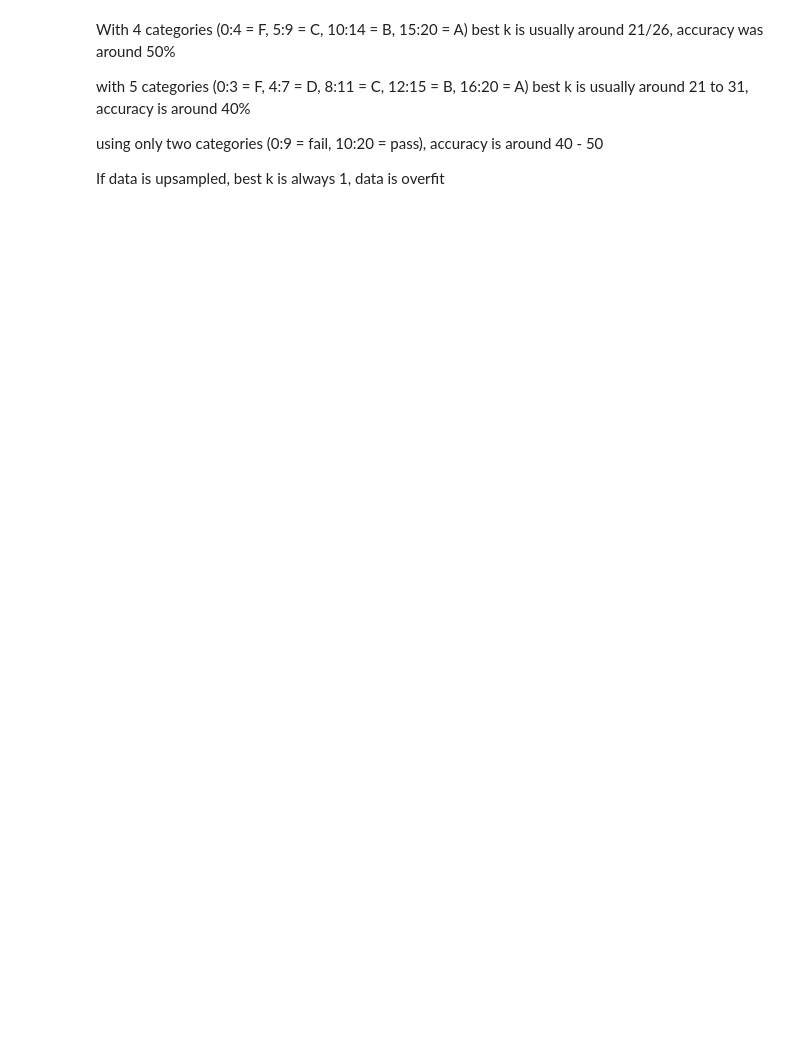
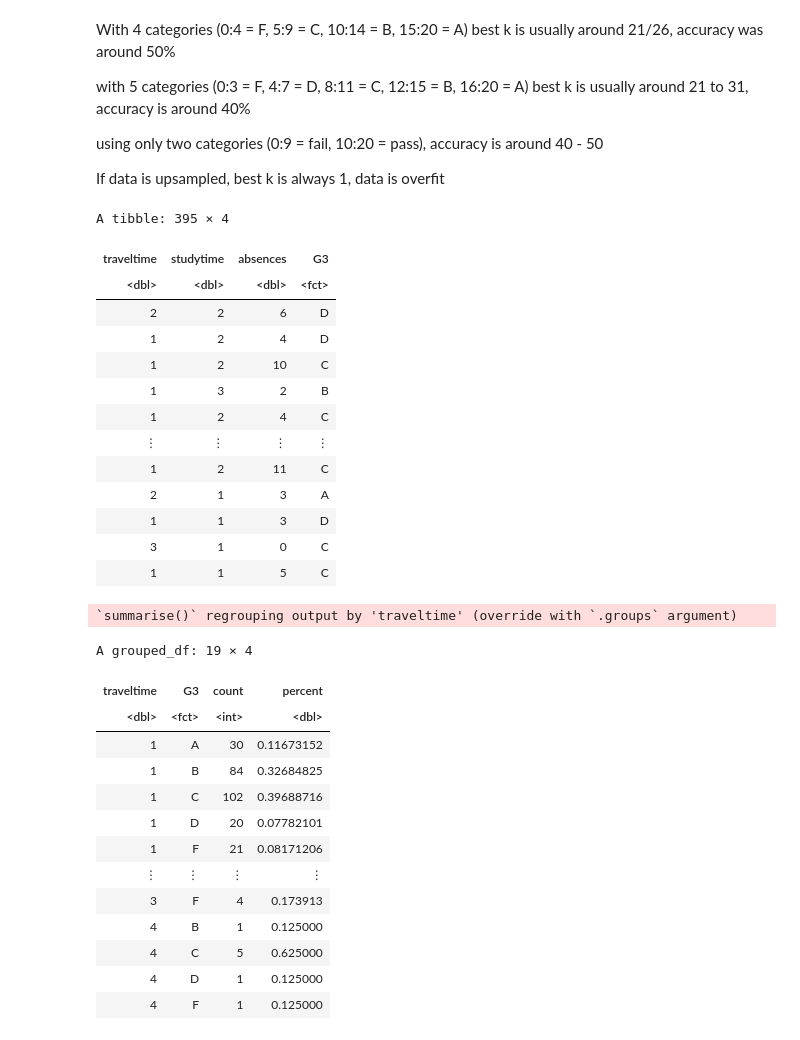
Before and after one commit to edsters78/DSCI100_Project, a Jupyter notebook: project.ipynb, the cells around one changed output. Cells and saved outputs as stored; diff of their text form; code cells hidden in the pictures; blank space fills up the shorter version.

Commit message:
percentages

```diff
--- a/project.ipynb
+++ b/project.ipynb
@@ -359,3 +359,51 @@ best k is usually around 21 to 31, accuracy is around 40%
 using only two categories (0:9 = fail, 10:20 = pass), accuracy is around 40 - 50
 
 If data is upsampled, best k is always 1, data is overfit
+# %%
+student_data_F
+
+traveltime_percent <- student_data_F %>%
+    group_by(traveltime, G3) %>%
+    summarise(count = n()) %>%
+    mutate(percent = count/sum(count))
+
+traveltime_percent
+
+ggplot(student_data_F, aes(x = G3, fill = factor(traveltime))) +
+    geom_histogram(stat = "count") +
+    xlab("Final Grade") +
+    ylab("Number of Students") +
+    labs(fill = "address") +
+    ggtitle("Distribution of Grades (Travel Time)") +
+    theme(text = element_text(size = 20)) +
+    facet_grid(.~traveltime)
+# %% [output]
+A tibble: 395 × 4
+| traveltime | studytime | absences | G3 |
+| <dbl> | <dbl> | <dbl> | <fct> |
+| 2 | 2 | 6 | D |
+| 1 | 2 | 4 | D |
+| 1 | 2 | 10 | C |
+| 1 | 3 | 2 | B |
+| 1 | 2 | 4 | C |
+| ⋮ | ⋮ | ⋮ | ⋮ |
+| 1 | 2 | 11 | C |
+| 2 | 1 | 3 | A |
+| 1 | 1 | 3 | D |
+| 3 | 1 | 0 | C |
+| 1 | 1 | 5 | C |
+`summarise()` regrouping output by 'traveltime' (override with `.groups` argument)
+A grouped_df: 19 × 4
+| traveltime | G3 | count | percent |
+| <dbl> | <fct> | <int> | <dbl> |
+| 1 | A | 30 | 0.11673152 |
+| 1 | B | 84 | 0.32684825 |
+| 1 | C | 102 | 0.39688716 |
+| 1 | D | 20 | 0.07782101 |
+| 1 | F | 21 | 0.08171206 |
+| ⋮ | ⋮ | ⋮ | ⋮ |
+| 3 | F | 4 | 0.173913 |
+| 4 | B | 1 | 0.125000 |
+| 4 | C | 5 | 0.625000 |
+| 4 | D | 1 | 0.125000 |
+| 4 | F | 1 | 0.125000 |
```
Also changed, not shown: parts of 5 cells of this notebook.
